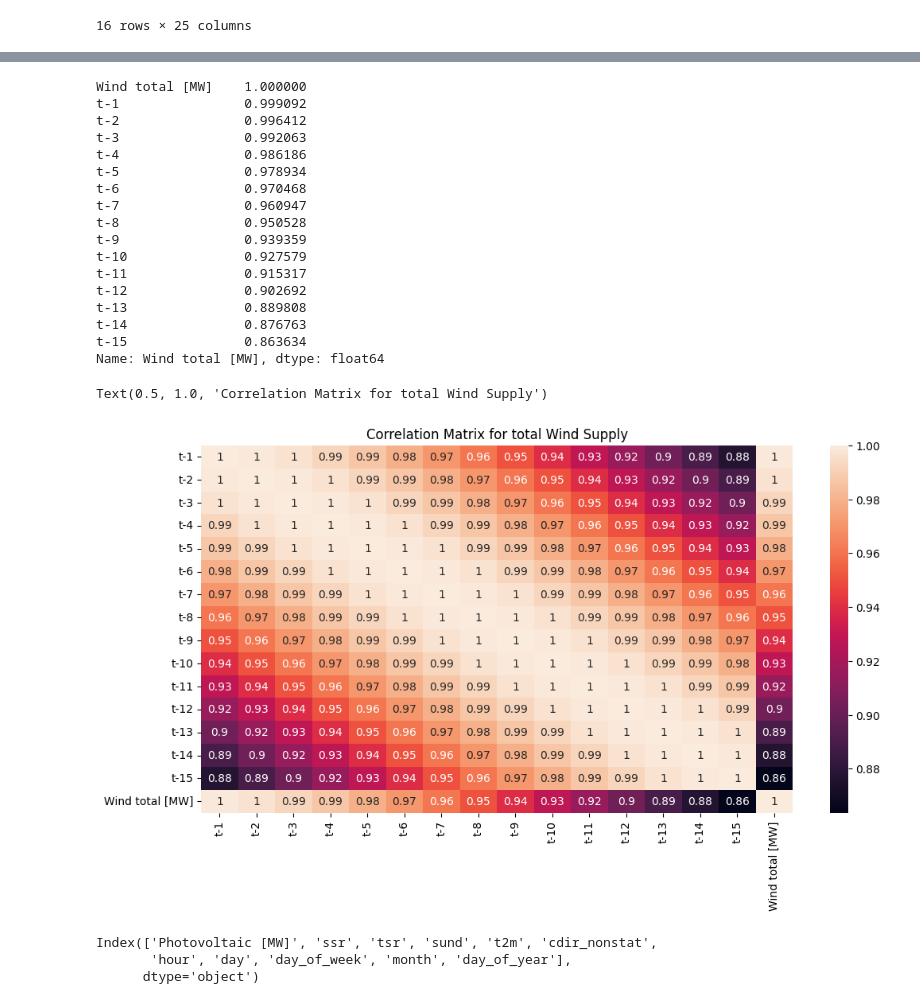
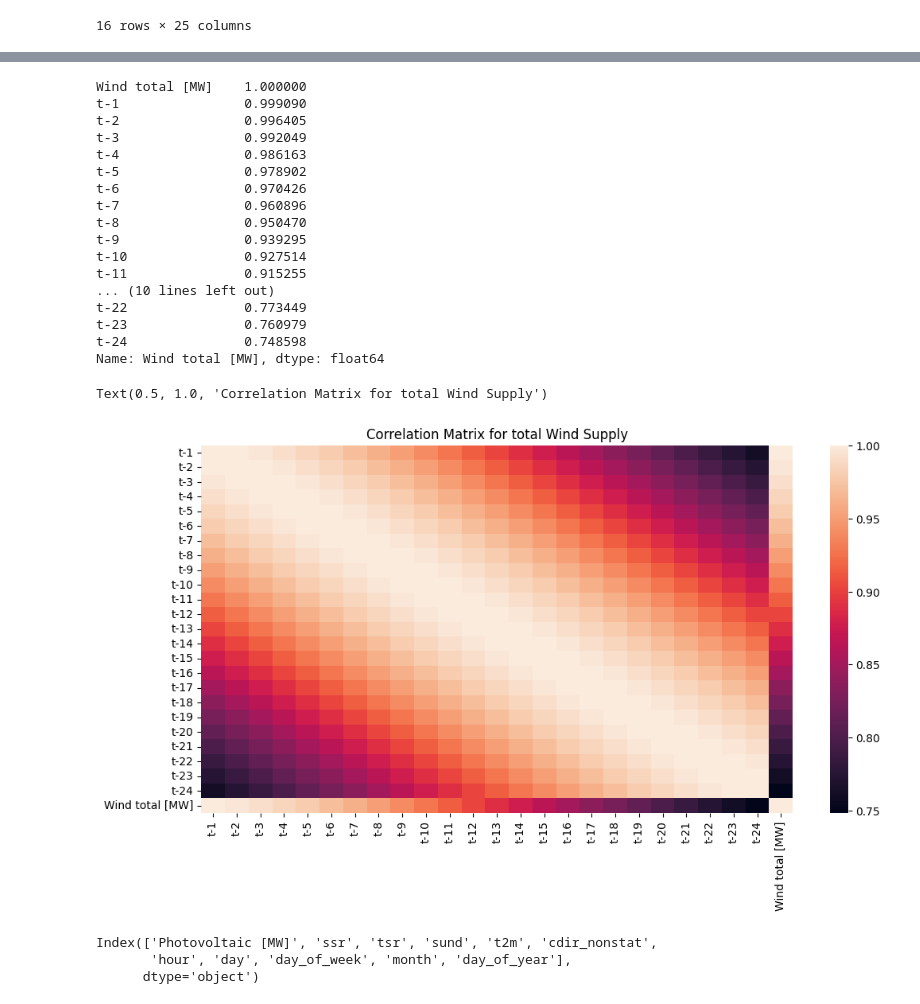
Before and after one commit to UBela/GRUeneEnergie, a Jupyter notebook: pre_processing_data.ipynb, the cells around one changed output, grey strips where cells are left out. Cells and saved outputs as stored; diff of their text form; code cells hidden in the pictures.

```diff
--- a/pre_processing_data.ipynb
+++ b/pre_processing_data.ipynb
@@ -880,7 +884,7 @@ min_max_norm_data_train.head(16)
 # %%
 #create correlation matrix for photovoltaic supply based on historiccal photo voltaic supply, for t-1,...t-15
 # create a new dataframe with columns for t-1,...t-15
-HISTORY = 15
+HISTORY = 24
 photovoltaic_corr = pd.DataFrame()
 for i in range(1, HISTORY+1):
     photovoltaic_corr[f't-{i}'] = min_max_norm_data_train['Photovoltaic [MW]'].shift(i)
@@ -945,30 +951,30 @@ corr_matrix_wind = wind_corr.corr()
 corr_matrix_wind['Wind total [MW]'].sort_values(ascending=False)
 # %% [output]
 Wind total [MW]    1.000000
-t-1                0.999092
-t-2                0.996412
-t-3                0.992063
-t-4                0.986186
-t-5                0.978934
-t-6                0.970468
-t-7                0.960947
-t-8                0.950528
-t-9                0.939359
-t-10               0.927579
-t-11               0.915317
-t-12               0.902692
-t-13               0.889808
-t-14               0.876763
-t-15               0.863634
+t-1                0.999090
+t-2                0.996405
+t-3                0.992049
+t-4                0.986163
+t-5                0.978902
+t-6                0.970426
+t-7                0.960896
+t-8                0.950470
+t-9                0.939295
+t-10               0.927514
+t-11               0.915255
+... (10 lines left out)
+t-22               0.773449
+t-23               0.760979
+t-24               0.748598
 Name: Wind total [MW], dtype: float64
 # %%
 #plot correlation matrix
 plt.figure(figsize=(12, 6))
-sns.heatmap(corr_matrix_wind, annot=True)
+sns.heatmap(corr_matrix_wind, annot=False)
 plt.title("Correlation Matrix for total Wind Supply")
 # %% [output]
 Text(0.5, 1.0, 'Correlation Matrix for total Wind Supply')
-[figure, old version]
+[figure, new version]
 # %%
 # select only the most significant variables for solar energy prediction
 significant_solar = correlation['Photovoltaic [MW]'].sort_values(ascending=False).index[:6]
```
Also changed, not shown: parts of 20 cells of this notebook, 13 other files.
